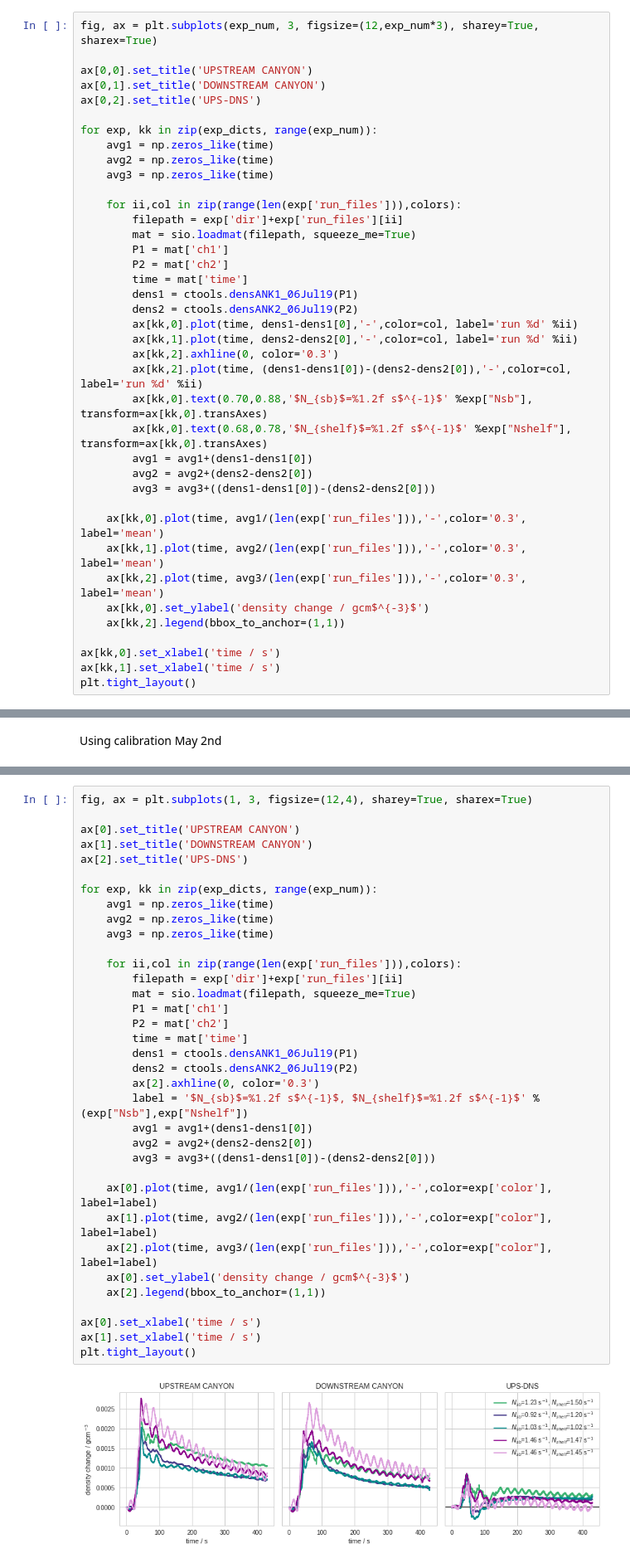
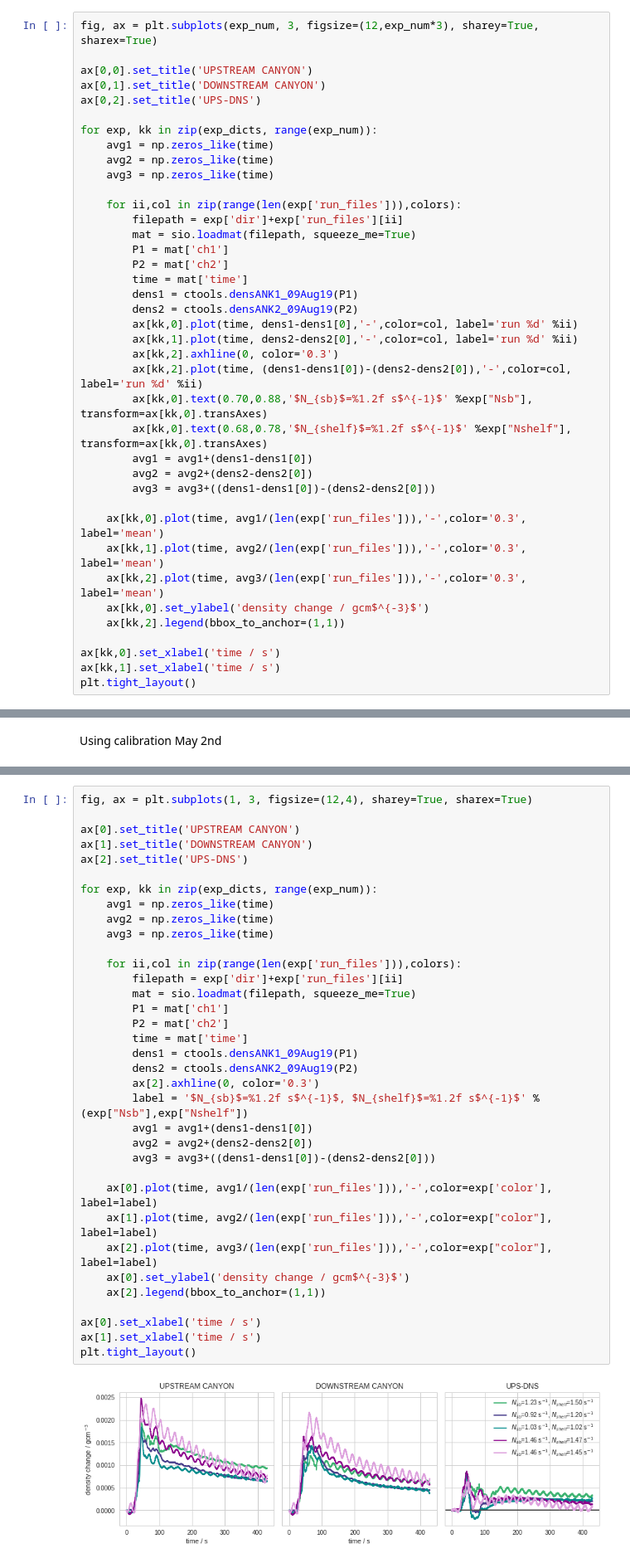
Before and after one commit to UBC-MOAD/MultipleCanyons, a Jupyter notebook: lab/Conduino/notebooks/all_experiments_two_canyons.ipynb, the cells around one changed output, grey strips where cells are left out. Shown at 83% size. Saved outputs shown, nothing was run; the diff lists cells and outputs as text.

```diff
--- a/lab/Conduino/notebooks/all_experiments_two_canyons.ipynb
+++ b/lab/Conduino/notebooks/all_experiments_two_canyons.ipynb
@@ -234,8 +234,8 @@ for exp, kk in zip(exp_dicts, range(exp_num)):
         P1 = mat['ch1']
         P2 = mat['ch2']
         time = mat['time']
-        dens1 = ctools.densANK1_06Jul19(P1)
-        dens2 = ctools.densANK2_06Jul19(P2)
+        dens1 = ctools.densANK1_09Aug19(P1)
+        dens2 = ctools.densANK2_09Aug19(P2)
         ax[kk,0].plot(time, dens1-dens1[0],'-',color=col, label='run %d' %ii)
         ax[kk,1].plot(time, dens2-dens2[0],'-',color=col, label='run %d' %ii)
         ax[kk,2].axhline(0, color='0.3')
@@ -307,33 +307,33 @@ ax[0].set_title('UPSTREAM CANYON')
 ax[1].set_title('DOWNSTREAM CANYON')
 ax[2].set_title('UPS-DNS')
 
 for exp, kk in zip(exp_dicts, range(exp_num)):
     avg1 = np.zeros_like(time)
     avg2 = np.zeros_like(time)
     avg3 = np.zeros_like(time)
 
     for ii,col in zip(range(len(exp['run_files'])),colors):
         filepath = exp['dir']+exp['run_files'][ii]
         mat = sio.loadmat(filepath, squeeze_me=True)
         P1 = mat['ch1']
         P2 = mat['ch2']
         time = mat['time']
-        dens1 = ctools.densANK1_06Jul19(P1)
-        dens2 = ctools.densANK2_06Jul19(P2)
+        dens1 = ctools.densANK1_09Aug19(P1)
+        dens2 = ctools.densANK2_09Aug19(P2)
         ax[2].axhline(0, color='0.3')
         label = '$N_{sb}$=%1.2f s$^{-1}$, $N_{shelf}$=%1.2f s$^{-1}$' %(exp["Nsb"],exp["Nshelf"])
         avg1 = avg1+(dens1-dens1[0])
         avg2 = avg2+(dens2-dens2[0])
         avg3 = avg3+((dens1-dens1[0])-(dens2-dens2[0]))
 
     ax[0].plot(time, avg1/(len(exp['run_files'])),'-',color=exp['color'], label=label)
     ax[1].plot(time, avg2/(len(exp['run_files'])),'-',color=exp["color"], label=label)
     ax[2].plot(time, avg3/(len(exp['run_files'])),'-',color=exp["color"], label=label)
     ax[0].set_ylabel('density change / gcm$^{-3}$')
     ax[2].legend(bbox_to_anchor=(1,1))
 
 ax[0].set_xlabel('time / s')
 ax[1].set_xlabel('time / s')
 plt.tight_layout()
 # %% [output]
-[figure, old version]
+[figure, new version]
```
Also changed, not shown: parts of 4 cells of this notebook, 3 other files.
